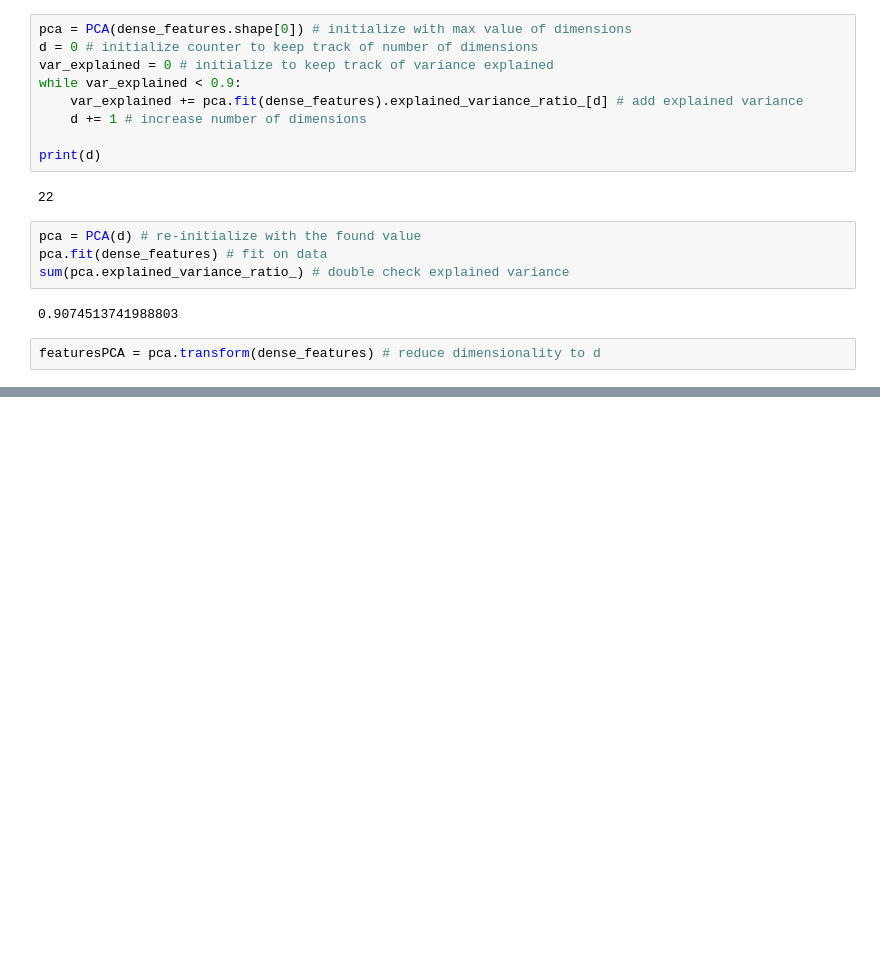
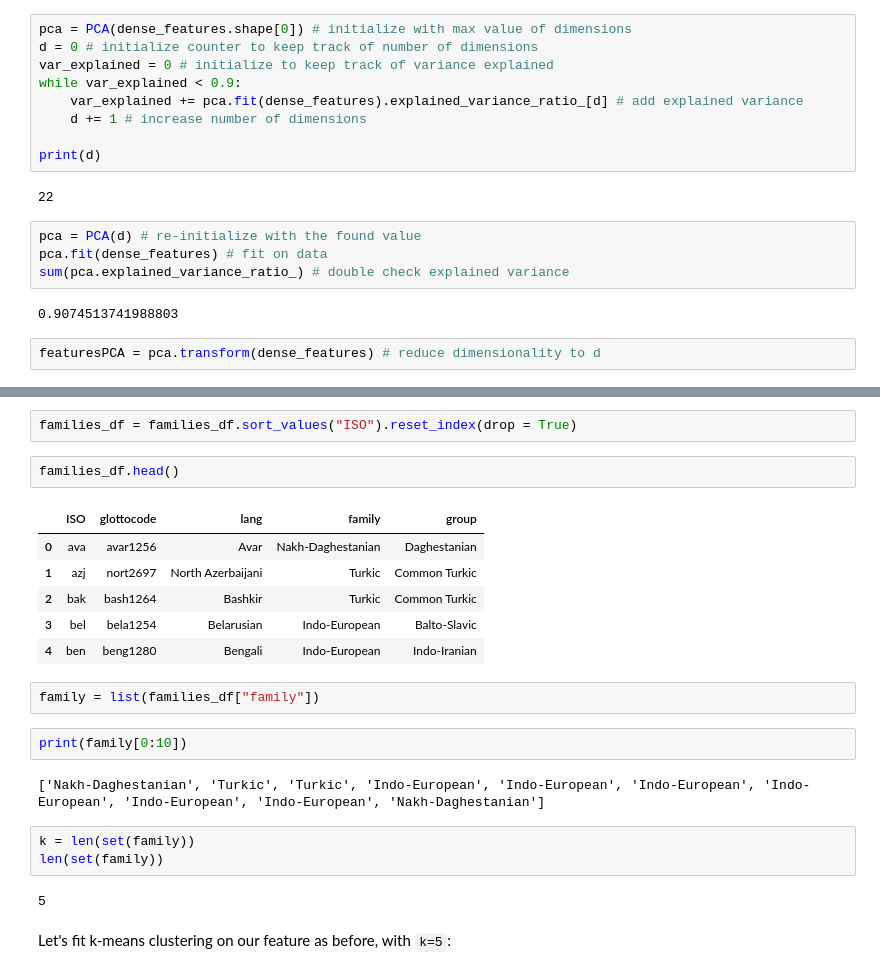
Before and after one commit to mic-he/TueSNLP, a Jupyter notebook: 2018/assignment4.ipynb, the cells around one changed output, grey strips where cells are left out. Saved outputs shown, nothing was run; the diff lists cells and outputs as text; blank space fills up the shorter version.

```diff
--- a/2018/assignment4.ipynb
+++ b/2018/assignment4.ipynb
@@ -214,0 +241,24 @@ Evaluation with "true" labels.
+# %%
+families_df = families_df.sort_values("ISO").reset_index(drop = True)
+# %%
+families_df.head()
+# %% [output]
+|  | ISO | glottocode | lang | family | group |
+| 0 | ava | avar1256 | Avar | Nakh-Daghestanian | Daghestanian |
+| 1 | azj | nort2697 | North Azerbaijani | Turkic | Common Turkic |
+| 2 | bak | bash1264 | Bashkir | Turkic | Common Turkic |
+| 3 | bel | bela1254 | Belarusian | Indo-European | Balto-Slavic |
+| 4 | ben | beng1280 | Bengali | Indo-European | Indo-Iranian |
+# %%
+family = list(families_df["family"])
+# %%
+print(family[0:10])
+# %% [output]
+['Nakh-Daghestanian', 'Turkic', 'Turkic', 'Indo-European', 'Indo-European', 'Indo-European', 'Indo-European', 'Indo-European', 'Indo-European', 'Nakh-Daghestanian']
+# %%
+k = len(set(family))
+len(set(family))
+# %% [output]
+5
+# %% [markdown]
+Let's fit k-means clustering on our feature as before, with `k=5`:
```
Also changed, not shown: parts of 28 cells of this notebook.
